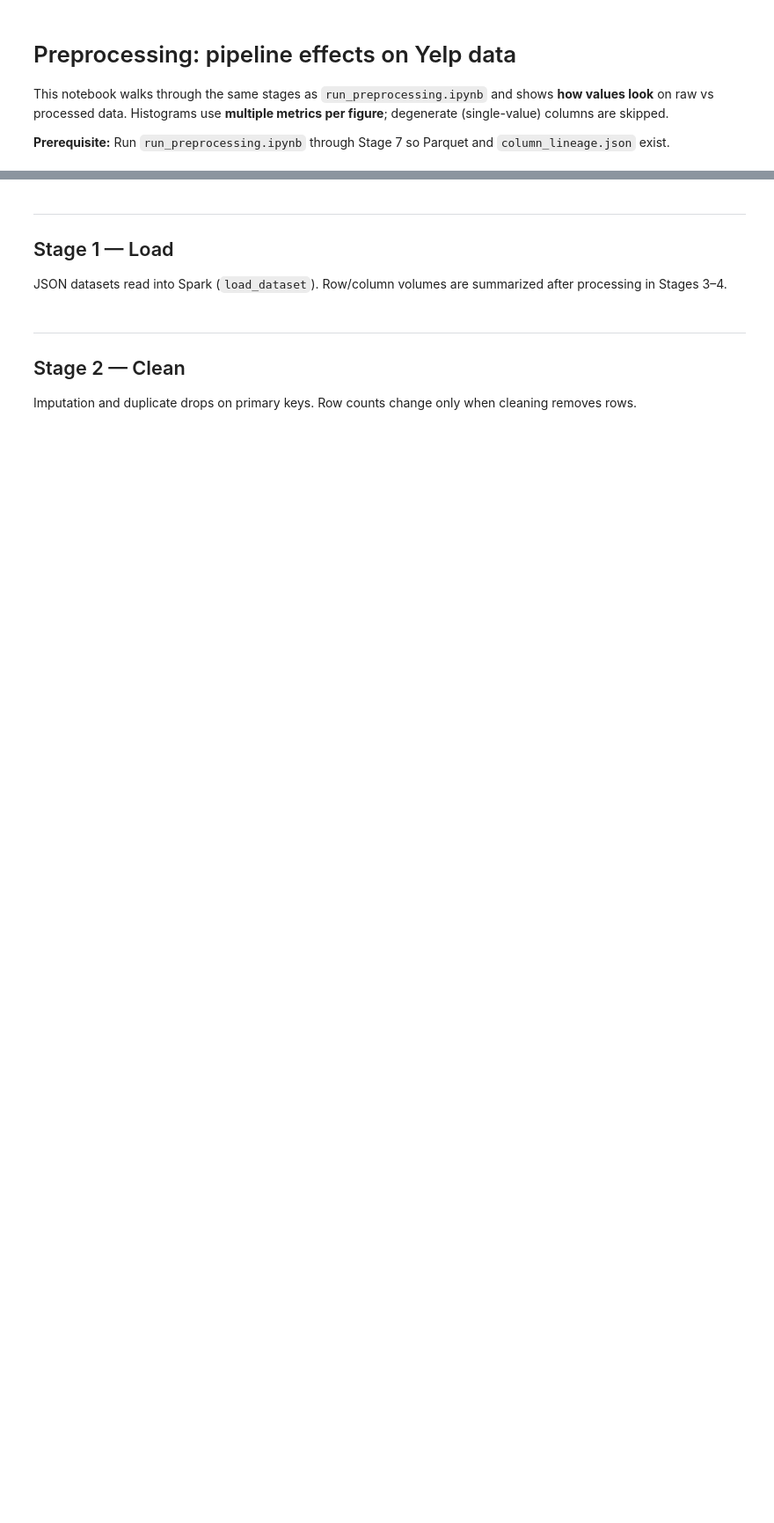
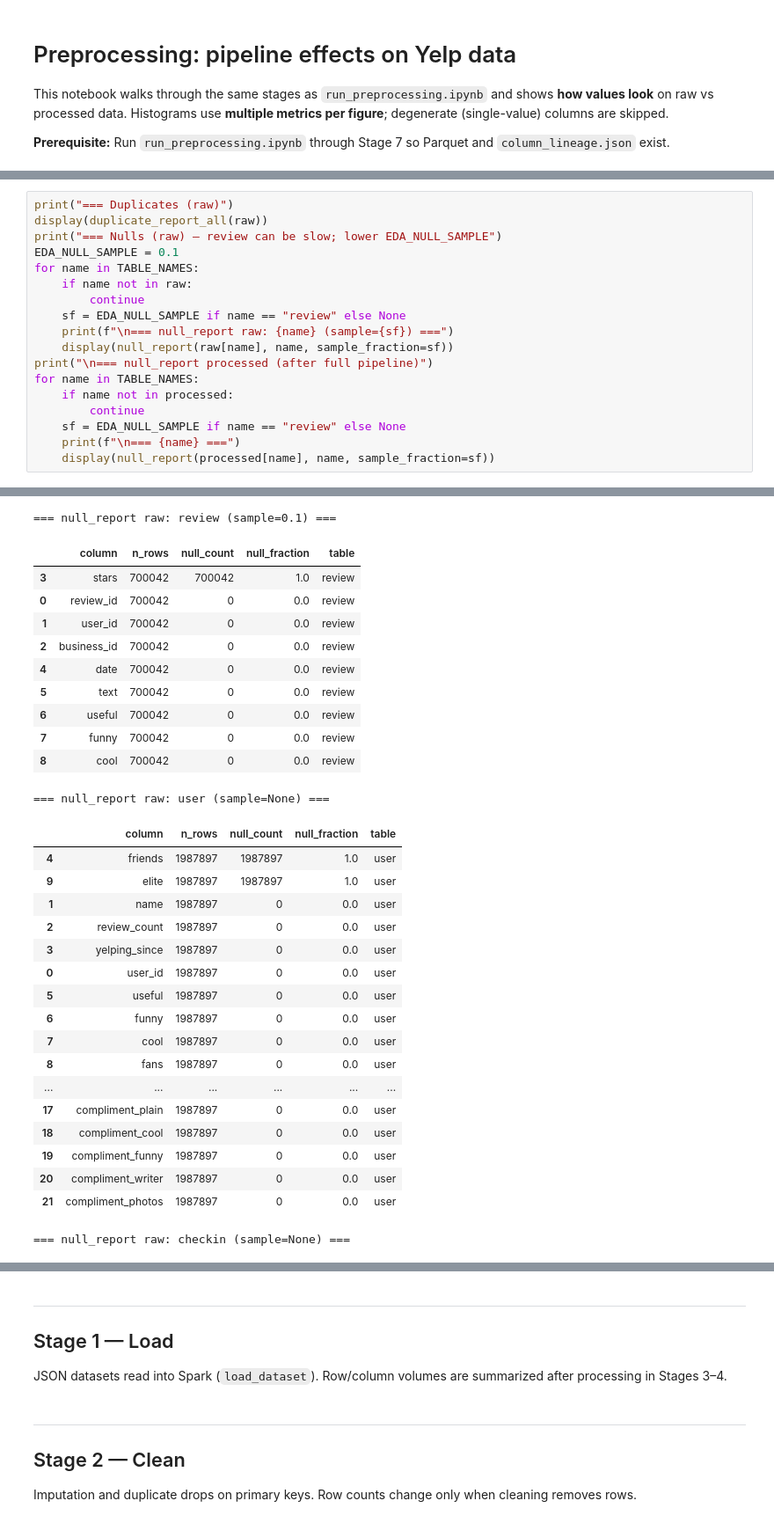
Before and after one commit to big-data-lpnu/yelp-spark-project, a Jupyter notebook: src/notebooks/preprocessing_comparison.ipynb, the cells around one changed output, grey strips where cells are left out. Shown at 88% size. Cells and saved outputs as stored; diff of their text form; blank space fills up the shorter version.

```diff
--- a/src/notebooks/preprocessing_comparison.ipynb
+++ b/src/notebooks/preprocessing_comparison.ipynb
@@ -47,0 +186,19 @@ To adjust logging level use sc.setLogLevel(newLevel). For SparkR, use setLogLeve
+# %%
+print("=== Duplicates (raw)")
+display(duplicate_report_all(raw))
+print("=== Nulls (raw) — review can be slow; lower EDA_NULL_SAMPLE")
+EDA_NULL_SAMPLE = 0.1
+for name in TABLE_NAMES:
+    if name not in raw:
+        continue
+    sf = EDA_NULL_SAMPLE if name == "review" else None
+    print(f"\n=== null_report raw: {name} (sample={sf}) ===")
+    display(null_report(raw[name], name, sample_fraction=sf))
+print("\n=== null_report processed (after full pipeline)")
+for name in TABLE_NAMES:
+    if name not in processed:
+        continue
+    sf = EDA_NULL_SAMPLE if name == "review" else None
+    print(f"\n=== {name} ===")
+    display(null_report(processed[name], name, sample_fraction=sf))
+# %% [output]
@@ -47,0 +231,30 @@ To adjust logging level use sc.setLogLevel(newLevel). For SparkR, use setLogLeve
+=== null_report raw: review (sample=0.1) ===
+|  | column | n_rows | null_count | null_fraction | table |
+| 3 | stars | 700042 | 700042 | 1.0 | review |
+| 0 | review_id | 700042 | 0 | 0.0 | review |
+| 1 | user_id | 700042 | 0 | 0.0 | review |
+| 2 | business_id | 700042 | 0 | 0.0 | review |
+| 4 | date | 700042 | 0 | 0.0 | review |
+| 5 | text | 700042 | 0 | 0.0 | review |
+| 6 | useful | 700042 | 0 | 0.0 | review |
+| 7 | funny | 700042 | 0 | 0.0 | review |
+| 8 | cool | 700042 | 0 | 0.0 | review |
+=== null_report raw: user (sample=None) ===
+|  | column | n_rows | null_count | null_fraction | table |
+| 4 | friends | 1987897 | 1987897 | 1.0 | user |
+| 9 | elite | 1987897 | 1987897 | 1.0 | user |
+| 1 | name | 1987897 | 0 | 0.0 | user |
+| 2 | review_count | 1987897 | 0 | 0.0 | user |
+| 3 | yelping_since | 1987897 | 0 | 0.0 | user |
+| 0 | user_id | 1987897 | 0 | 0.0 | user |
+| 5 | useful | 1987897 | 0 | 0.0 | user |
+| 6 | funny | 1987897 | 0 | 0.0 | user |
+| 7 | cool | 1987897 | 0 | 0.0 | user |
+| 8 | fans | 1987897 | 0 | 0.0 | user |
+| ... | ... | ... | ... | ... | ... |
+| 17 | compliment_plain | 1987897 | 0 | 0.0 | user |
+| 18 | compliment_cool | 1987897 | 0 | 0.0 | user |
+| 19 | compliment_funny | 1987897 | 0 | 0.0 | user |
+| 20 | compliment_writer | 1987897 | 0 | 0.0 | user |
+| 21 | compliment_photos | 1987897 | 0 | 0.0 | user |
+=== null_report raw: checkin (sample=None) ===
```
Also changed, not shown: parts of 21 cells of this notebook, 7 other files.
